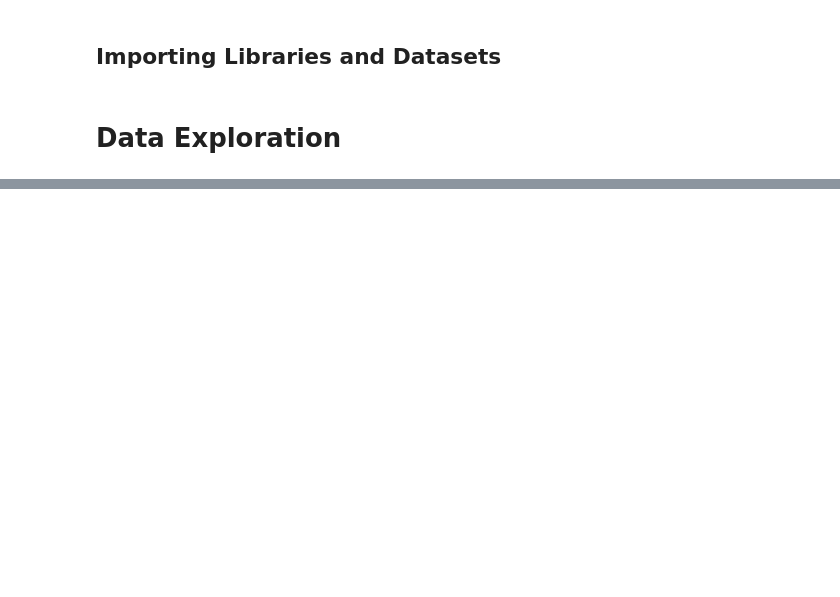
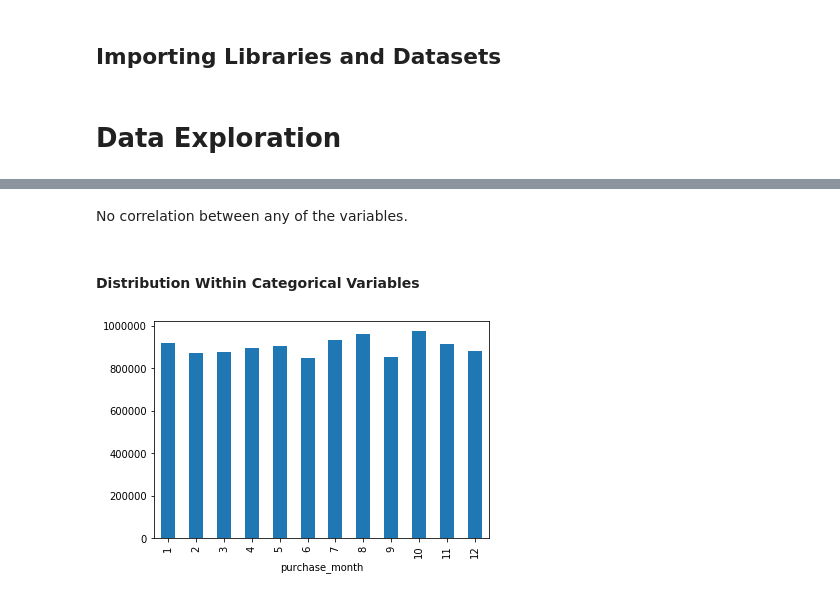
Before and after one commit to PrabodhBadwaik27/Valuable-Customers-Segmentation, a Jupyter notebook: High-Value-Customers-Segmentation-For-Targetted-Marketing-Campaign/Data-Exploration.ipynb, the cells around one changed output, grey strips where cells are left out. Drawn from its saved outputs; the diff is of its cells as text; code cells hidden in the pictures; blank space fills up the shorter version.

```diff
--- a/High-Value-Customers-Segmentation-For-Targetted-Marketing-Campaign/Data-Exploration.ipynb
+++ b/High-Value-Customers-Segmentation-For-Targetted-Marketing-Campaign/Data-Exploration.ipynb
@@ -30 +29,5 @@ prepdata_cu = pd.read_excel("D2-Preprocessed-Dataset.xlsx", sheet_name="Customer
+# %%
+def cumulative_histogram(dataset, independent_var, target_var):
+    total_count = dataset.groupby(independent_var)[target_var].sum()
+    total_count.plot(kind='bar')
 # %% [markdown]
@@ -31,0 +75,8 @@ prepdata_cu = pd.read_excel("D2-Preprocessed-Dataset.xlsx", sheet_name="Customer
+# %% [markdown]
+No correlation between any of the variables.
+# %% [markdown]
+#### Distribution Within Categorical Variables
+# %%
+cumulative_histogram(prepdata_tx, 'purchase_month', 'sales_profit')
+# %% [output]
+[figure, added]
```
Also changed, not shown: parts of 41 cells of this notebook.
